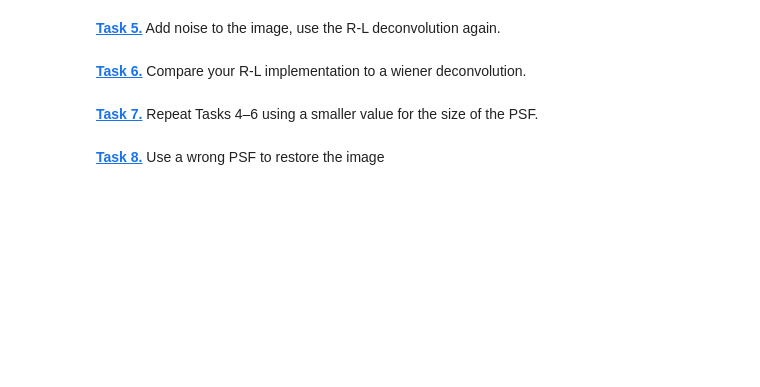
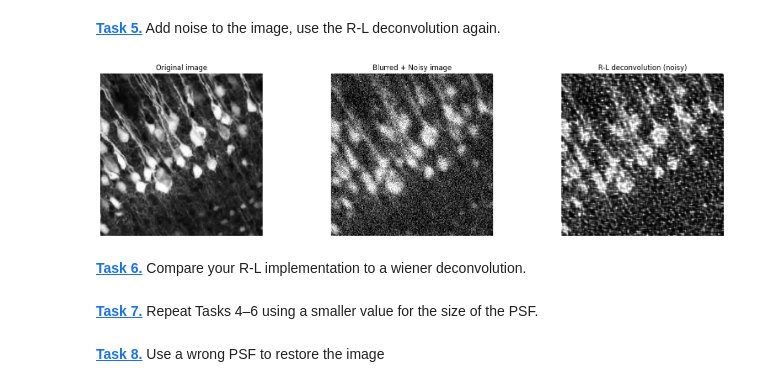
Before and after one commit to MiaRaedlein/mobi-fs5-python, a Jupyter notebook: deconvolution.ipynb, the cells around one changed output. Drawn from its saved outputs; the diff is of its cells as text; code cells hidden in the pictures; blank space fills up the shorter version.

```diff
--- a/deconvolution.ipynb
+++ b/deconvolution.ipynb
@@ -45,8 +67,11 @@ Apply the second psf to the image:
 # %%
 def richardson_lucy_deconvolution(image, psf, n_iterations):
     img_deconv = np.full(image.shape, 0.5)
+    psf_flipped = np.flip(psf)
 
-    ### Insert code here
+    for _ in range(n_iterations):
+        relative_blur = image / conv(img_deconv, psf, mode='same', boundary='symm')
+        img_deconv = img_deconv * conv(relative_blur, psf_flipped, mode='same', boundary='symm')
 
     img_deconv = img_deconv.clip(0,1)
     return img_deconv
@@ -73,6 +102,29 @@ plt.show()
 noise = (np.random.normal(loc=0,size=img.shape))
 reduce_factor = 5
 noise = noise / reduce_factor
+# %%
+img_noisy = (img_gauss + noise).clip(0, 1)
+
+deconv_noisy = richardson_lucy_deconvolution(img_noisy, psf_gauss, n_iterations=30)
+
+plt.figure(figsize=(20, 5))
+plt.subplot(1, 3, 1)
+plt.axis('off')
+plt.imshow(img, 'gray')
+plt.title('Original image')
+
+plt.subplot(1, 3, 2)
+plt.axis('off')
+plt.imshow(img_noisy, 'gray')
+plt.title('Blurred + Noisy image')
+
+plt.subplot(1, 3, 3)
+plt.axis('off')
+plt.imshow(deconv_noisy, 'gray')
+plt.title('R-L deconvolution (noisy)')
+plt.show()
+# %% [output]
+[figure, added]
 # %% [markdown]
 **[Task 6.]()** Compare your R-L implementation to a wiener deconvolution.
 # %% [markdown]
```
Also changed, not shown: parts of 6 cells of this notebook.
